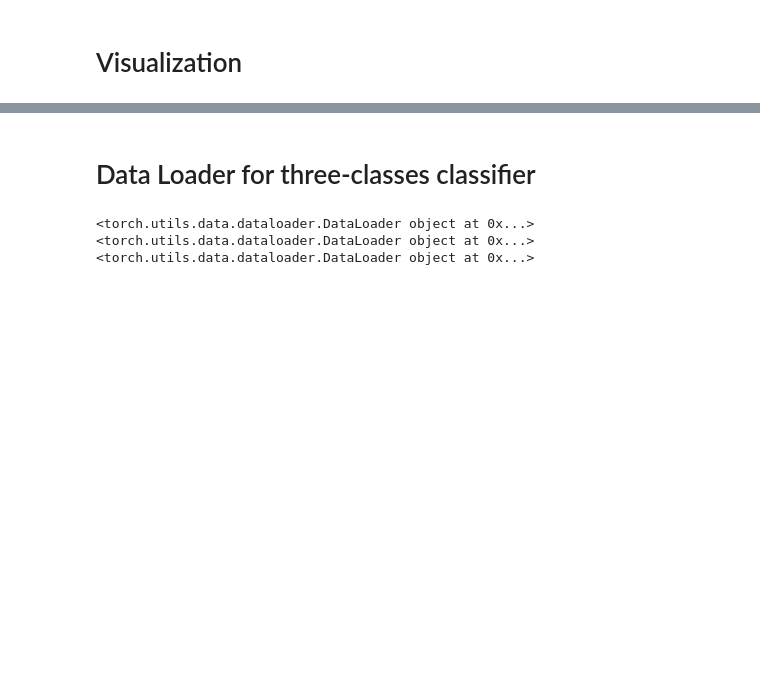
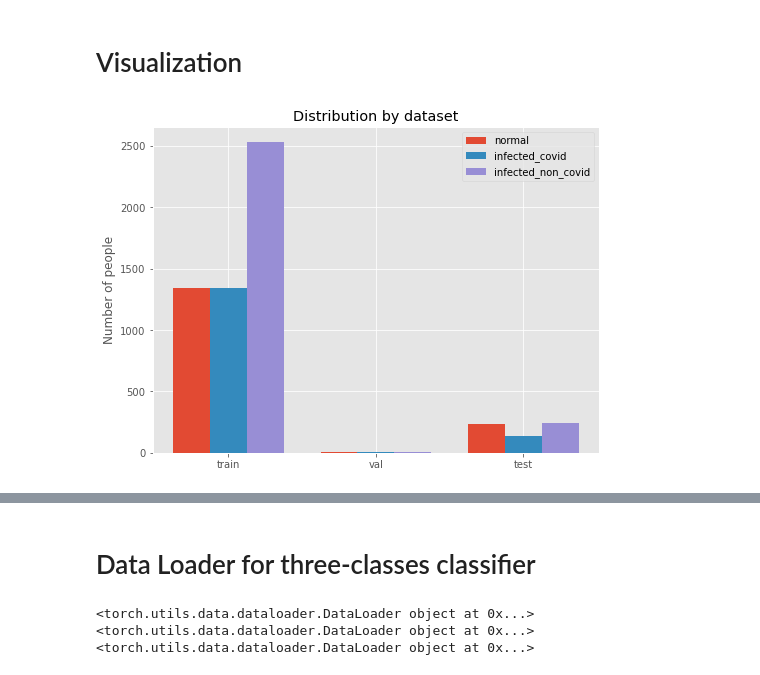
Before and after one commit to mjosephan2/DLsmallproject, a Jupyter notebook: Dataloader.ipynb, the cells around one changed output, grey strips where cells are left out. Drawn from its saved outputs; the diff is of its cells as text; code cells hidden in the pictures; blank space fills up the shorter version.

```diff
--- a/Dataloader.ipynb
+++ b/Dataloader.ipynb
@@ -70,3 +88,28 @@ dataset_numbers = {'train_normal': 1341,\
                    'test_infected_non_covid': 242}
 # %% [markdown]
 # Visualization
+# %%
+import numpy as np
+import matplotlib.pyplot as plt
+plt.style.use('ggplot')
+
+normal = [dataset_numbers['train_normal'], dataset_numbers['val_normal'], dataset_numbers['test_normal']]
+infected_covid = [dataset_numbers['train_infected_covid'], dataset_numbers['val_infected_covid'], dataset_numbers['test_infected_covid']]
+infected_non_covid = [dataset_numbers['train_infected_non_covid'], dataset_numbers['val_infected_non_covid'], dataset_numbers['test_infected_non_covid']]
+
+X = np.arange(3)
+fig = plt.figure(figsize=(8,6))
+labels=['train', 'val', 'test']
+
+ax = fig.add_subplot(111)
+ax.bar(X - 0.25, normal, width = 0.25, label="normal")
+ax.bar(X , infected_covid, width = 0.25, label='infected_covid')
+ax.bar(X + 0.25, infected_non_covid, width = 0.25, label='infected_non_covid')
+ax.set_ylabel('Number of people')
+ax.set_title('Distribution by dataset')
+ax.set_xticks(X)
+ax.set_xticklabels(labels)
+ax.legend()
+plt.show()
+# %% [output]
+[figure, added]
```
Also changed, not shown: parts of 9 cells of this notebook, 6 other files.
